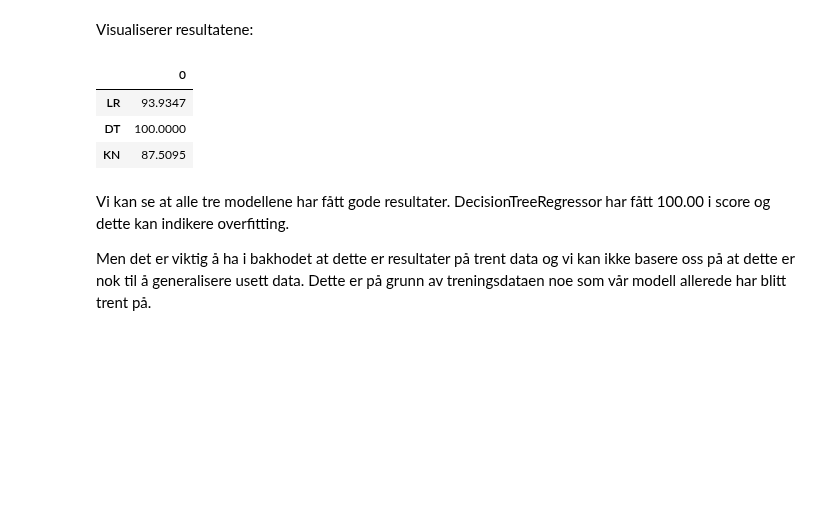
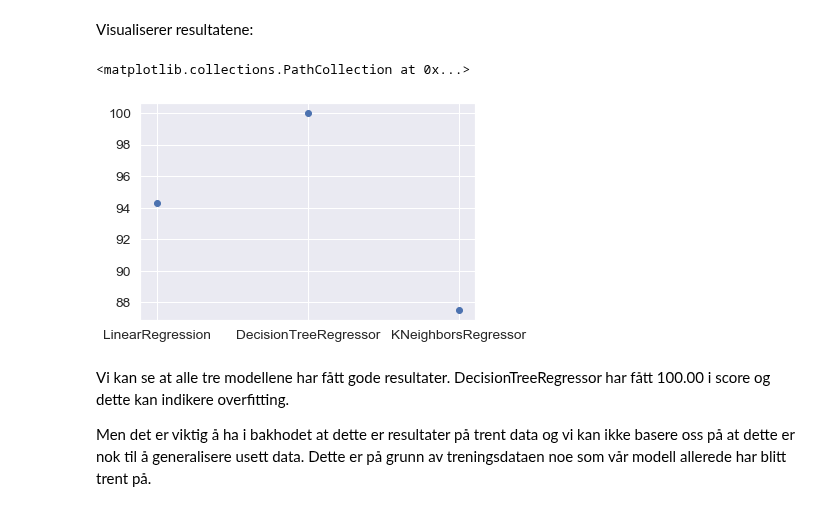
Before and after one commit to sebastianberge/ames-housing-prices, a Jupyter notebook: Ames - Housing Prices.ipynb, the cells around one changed output. Cells and saved outputs as stored; diff of their text form; code cells hidden in the pictures; blank space fills up the shorter version.

```diff
--- a/Ames - Housing Prices.ipynb
+++ b/Ames - Housing Prices.ipynb
@@ -510,15 +513,13 @@ for model in models:
 # %% [markdown]
 Visualiserer resultatene:
 # %%
-train_score = pd.DataFrame(data = training_score)
-train_score.index = ['LR', 'DT', 'KN']
+train_score = pd.DataFrame(data = training_score ,columns=['Training_reg'])
+train_score.index = ['LinearRegression', 'DecisionTreeRegressor', 'KNeighborsRegressor']
 train_score = (train_score*100).round(4)
-train_score
+plt.scatter(train_score.index, train_score['Training_reg'])
 # %% [output]
-|  | 0 |
-| LR | 93.9347 |
-| DT | 100.0000 |
-| KN | 87.5095 |
+<matplotlib.collections.PathCollection at 0x...>
+[figure, added]
 # %% [markdown]
 Vi kan se at alle tre modellene har fått gode resultater. DecisionTreeRegressor har fått 100.00 i score og dette kan indikere overfitting.
 
```
Also changed, not shown: parts of 5 cells of this notebook.
